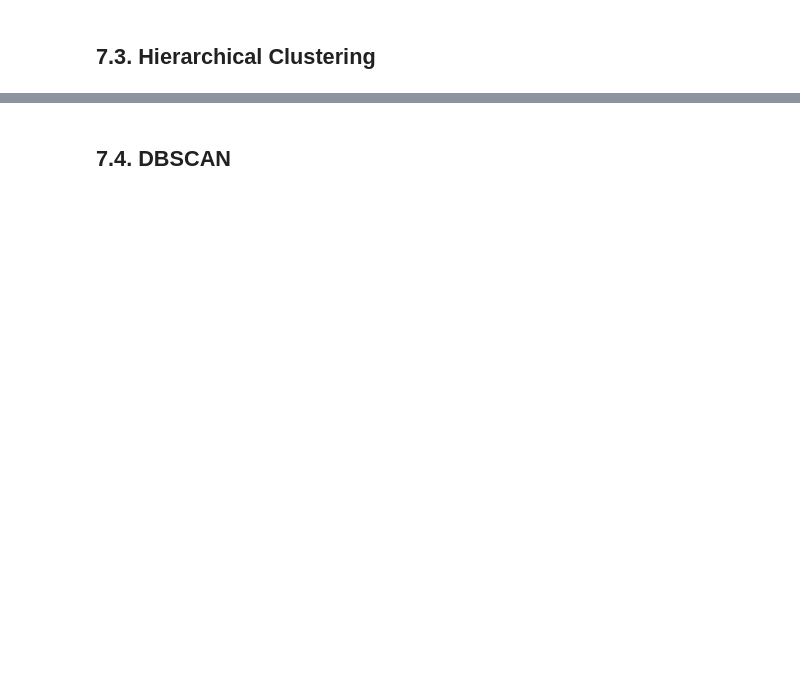
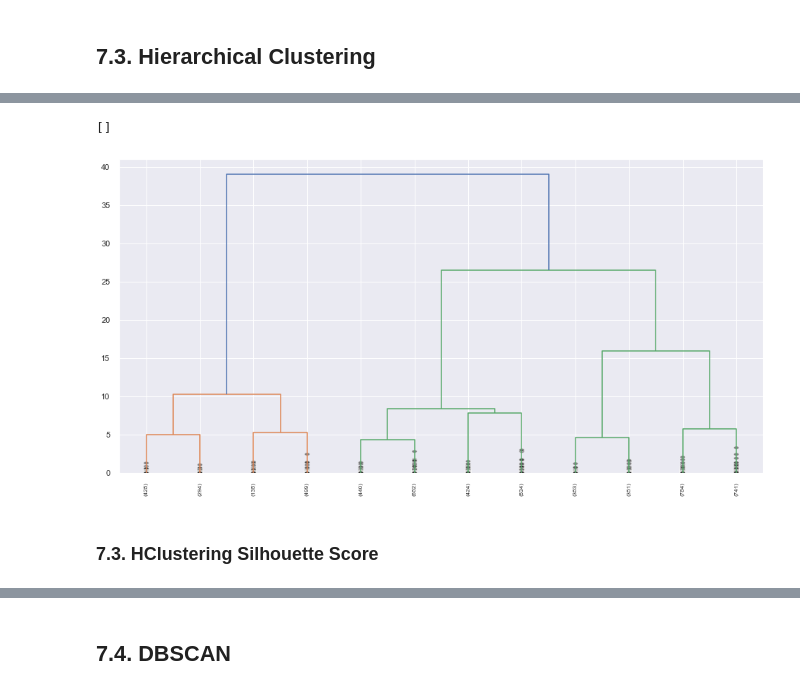
Before and after one commit to miguelzph/clustering_clients, a Jupyter notebook: notebooks/c06_loyalty_program_models.ipynb, the cells around one changed output, grey strips where cells are left out. Cells and saved outputs as stored; diff of their text form; code cells hidden in the pictures; blank space fills up the shorter version.

```diff
--- a/notebooks/c06_loyalty_program_models.ipynb
+++ b/notebooks/c06_loyalty_program_models.ipynb
@@ -880,0 +868,3 @@ plt.xlabel('K');
+# %%
+# model definition
+hc_model = hc.linkage(X, 'ward')
@@ -880,0 +879,16 @@ plt.xlabel('K');
+# %%
+hc.dendrogram(
+    hc_model,
+    leaf_rotation=90,
+    leaf_font_size=8,
+    truncate_mode='lastp',
+    p=12,
+    show_contracted=True
+)
+
+plt.plot()
+# %% [output]
+[]
+[figure, added]
+# %% [markdown]
+### 7.3. HClustering Silhouette Score
```
Also changed, not shown: parts of 31 cells of this notebook, 1 other file.
